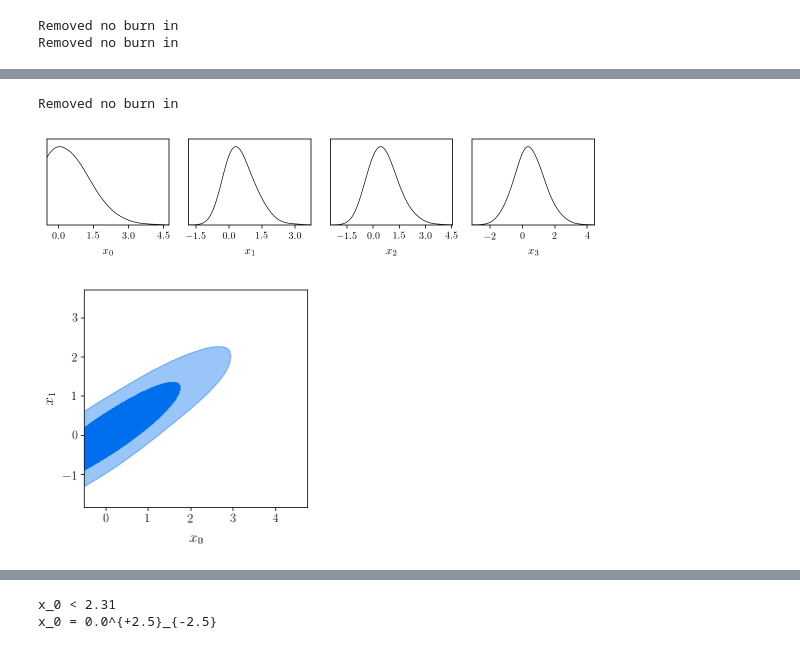
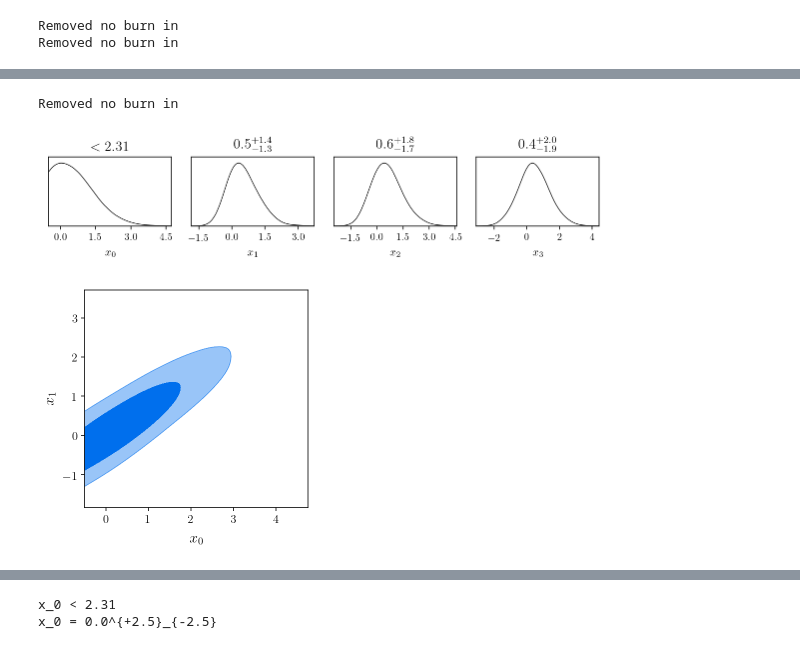
Before and after one commit to cmbant/getdist, a Jupyter notebook: docs/plot_gallery.ipynb, the cells around one changed output, grey strips where cells are left out. Saved outputs shown, nothing was run; the diff lists cells and outputs as text; code cells hidden in the pictures.

```diff
--- a/docs/plot_gallery.ipynb
+++ b/docs/plot_gallery.ipynb
@@ -172,16 +175,17 @@ g.rectangle_plot(['x0', 'x1'], ['x2', 'x3'],
 # %%
 #Example of how to handle boundaries (samples are restricted to x0 >-0.5)
 cut_samps = samps[samps[:,0]>-0.5,:]
 cut_samples = MCSamples(samples=cut_samps, names = names, labels = labels,
                         ranges={'x0':(-0.5, None)})
 g = plots.getSubplotPlotter()
-g.plots_1d(cut_samples,nx=4);
+g.settings.title_limit_fontsize = 14
+g.plots_1d(cut_samples,nx=4, title_limit=2); #title by 95% limit
 g = plots.getSinglePlotter(width_inch=4, ratio=1)
 g.plot_2d(cut_samples, 'x0', 'x1', filled=True);
 # %% [output]
 Removed no burn in
-[figure, old version]
+[figure, new version]
-[figure, old version]
+[figure, new version]
 # %%
 #Add and plot a new derived parameter
 #getParms gets p so that p.x0, p.x1.. are numpy vectors of sample values
```
Also changed, not shown: parts of 23 cells of this notebook, 3 other files.
